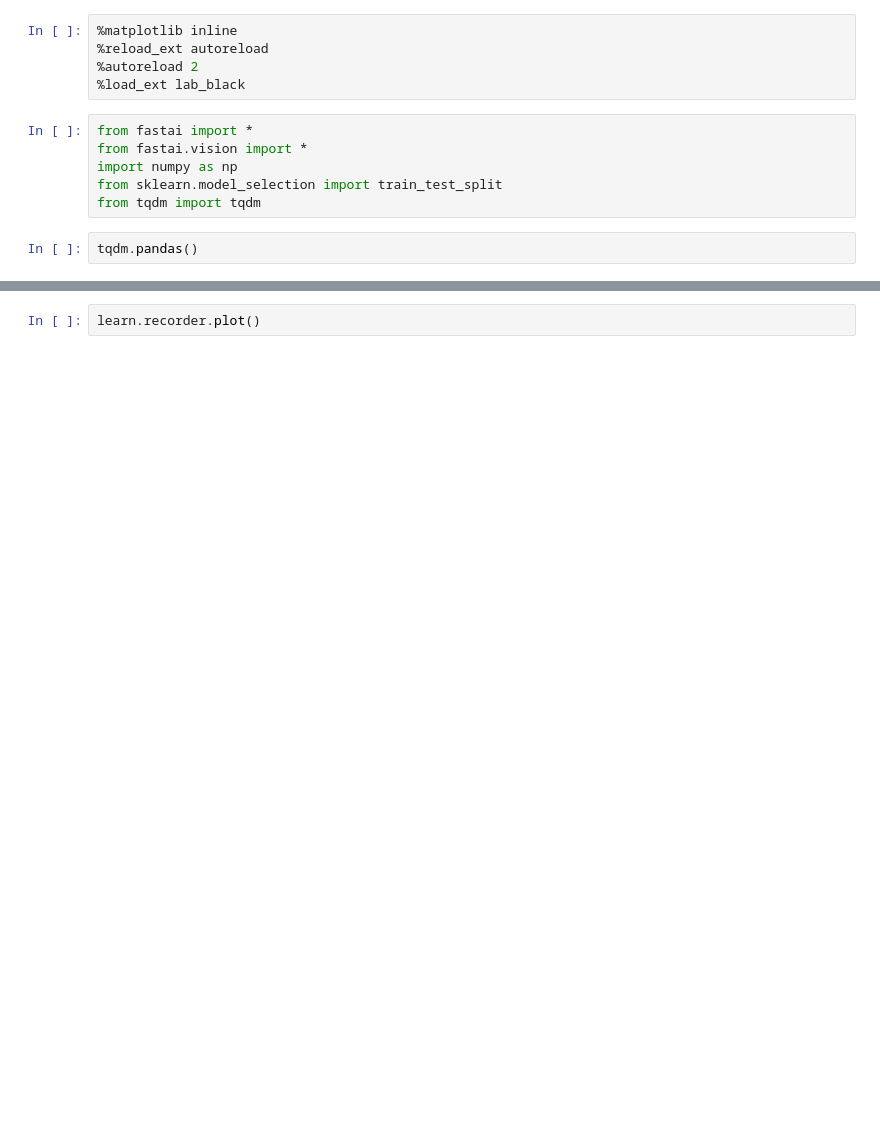
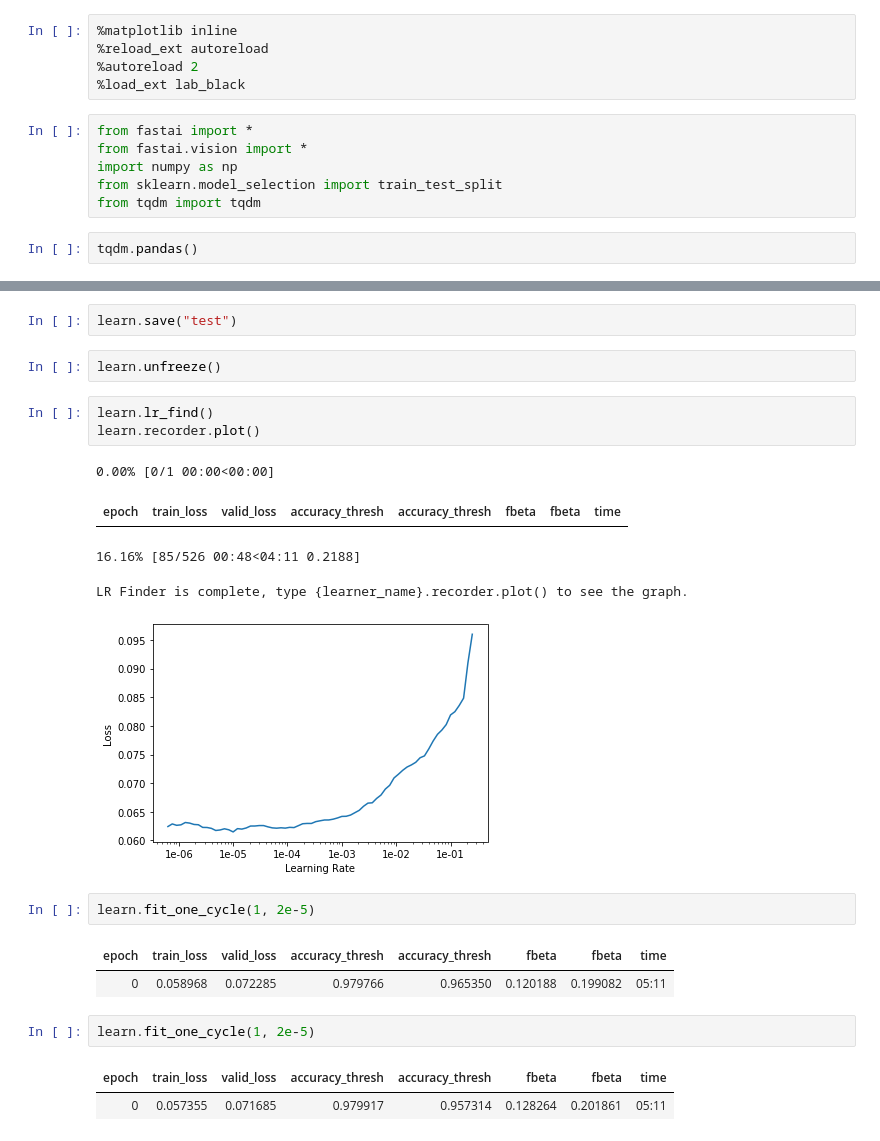
Before and after one commit to uptake/autofocus, a Jupyter notebook: autofocus/train_model/202002/train_model.ipynb, the cells around one changed output, grey strips where cells are left out. Cells and saved outputs as stored; diff of their text form; blank space fills up the shorter version.

```diff
--- a/autofocus/train_model/202002/train_model.ipynb
+++ b/autofocus/train_model/202002/train_model.ipynb
@@ -61,2 +121,23 @@ learn.lr_find()
+# %%
+learn.save("test")
+# %%
+learn.unfreeze()
 # %%
+learn.lr_find()
 learn.recorder.plot()
+# %% [output]
+0.00% [0/1 00:00<00:00]
+| epoch | train_loss | valid_loss | accuracy_thresh | accuracy_thresh | fbeta | fbeta | time |
+16.16% [85/526 00:48<04:11 0.2188]
+LR Finder is complete, type {learner_name}.recorder.plot() to see the graph.
+[figure, added]
+# %%
+learn.fit_one_cycle(1, 2e-5)
+# %% [output]
+| epoch | train_loss | valid_loss | accuracy_thresh | accuracy_thresh | fbeta | fbeta | time |
+| 0 | 0.058968 | 0.072285 | 0.979766 | 0.965350 | 0.120188 | 0.199082 | 05:11 |
+# %%
+learn.fit_one_cycle(1, 2e-5)
+# %% [output]
+| epoch | train_loss | valid_loss | accuracy_thresh | accuracy_thresh | fbeta | fbeta | time |
+| 0 | 0.057355 | 0.071685 | 0.979917 | 0.957314 | 0.128264 | 0.201861 | 05:11 |
```
Also changed, not shown: parts of 52 cells of this notebook, 8 other files.
